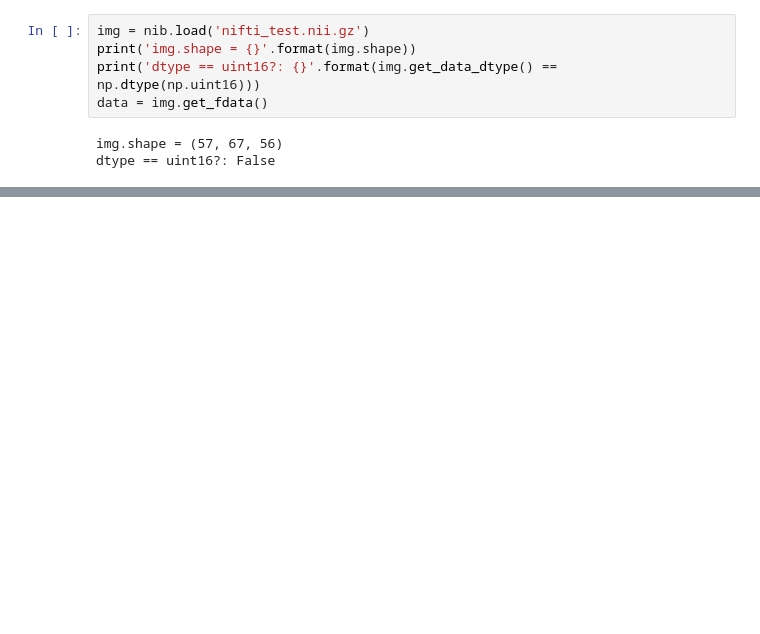
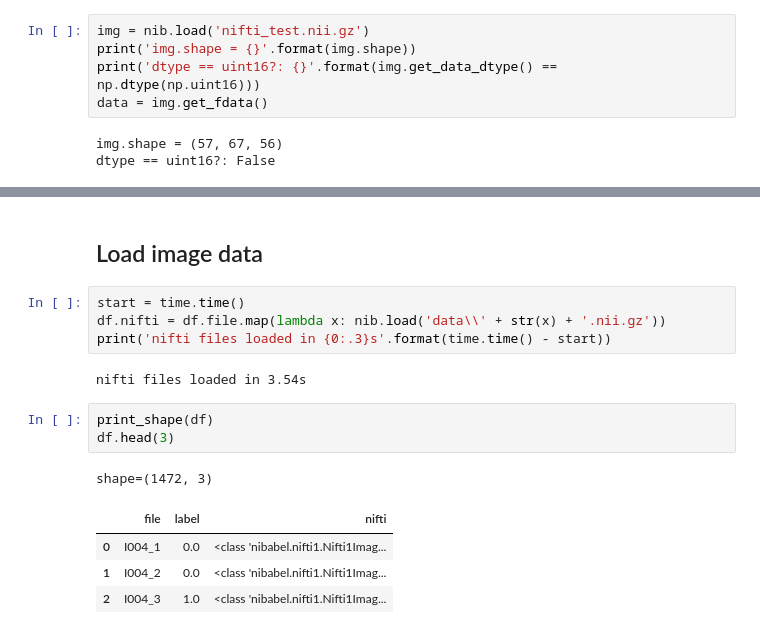
Before and after one commit to hattas/automatic-target-recognition, a Jupyter notebook: nifti.ipynb, the cells around one changed output, grey strips where cells are left out. Saved outputs shown, nothing was run; the diff lists cells and outputs as text; blank space fills up the shorter version.

```diff
--- a/nifti.ipynb
+++ b/nifti.ipynb
@@ -36,0 +44,17 @@ nrows: 6, ncols: 10, nslices: 57
+# %% [markdown]
+## Load image data
+# %%
+start = time.time()
+df.nifti = df.file.map(lambda x: nib.load('data\\' + str(x) + '.nii.gz'))
+print('nifti files loaded in {0:.3}s'.format(time.time() - start))
+# %% [output]
+nifti files loaded in 3.54s
+# %%
+print_shape(df)
+df.head(3)
+# %% [output]
+shape=(1472, 3)
+|  | file | label | nifti |
+| 0 | I004_1 | 0.0 | <class 'nibabel.nifti1.Nifti1Imag... |
+| 1 | I004_2 | 0.0 | <class 'nibabel.nifti1.Nifti1Imag... |
+| 2 | I004_3 | 1.0 | <class 'nibabel.nifti1.Nifti1Imag... |
```
Also changed, not shown: parts of 8 cells of this notebook, 1 other file.
